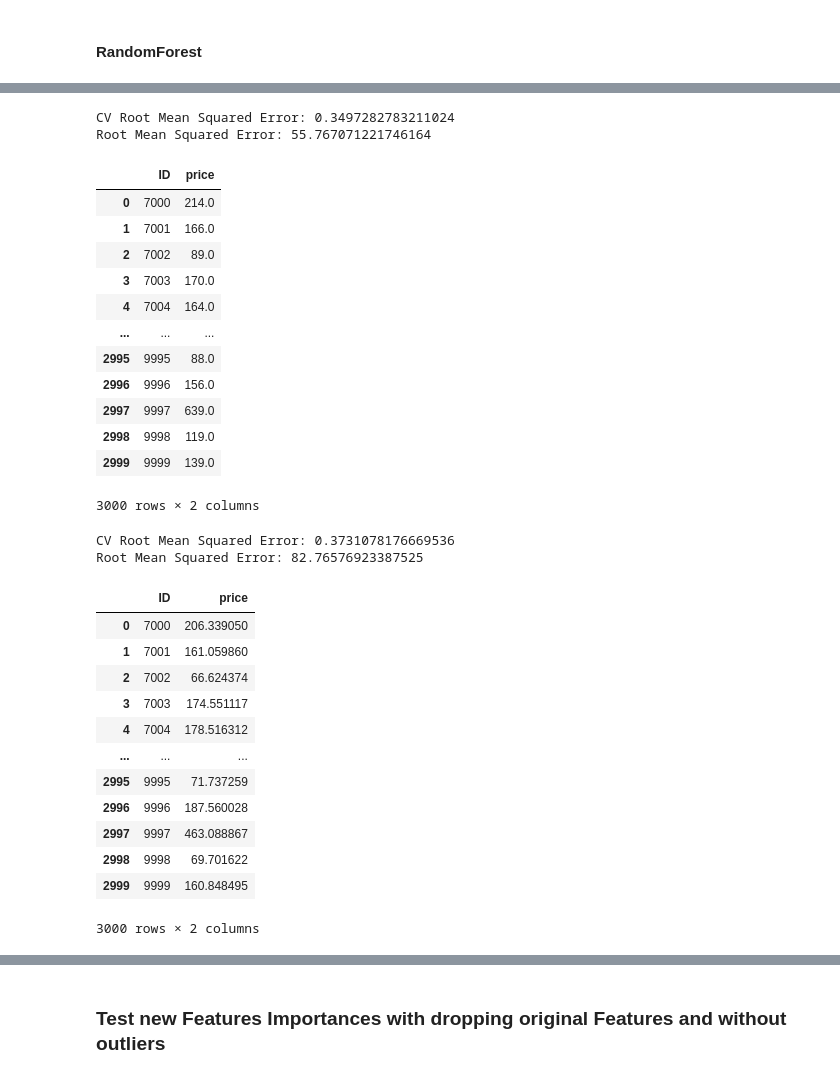
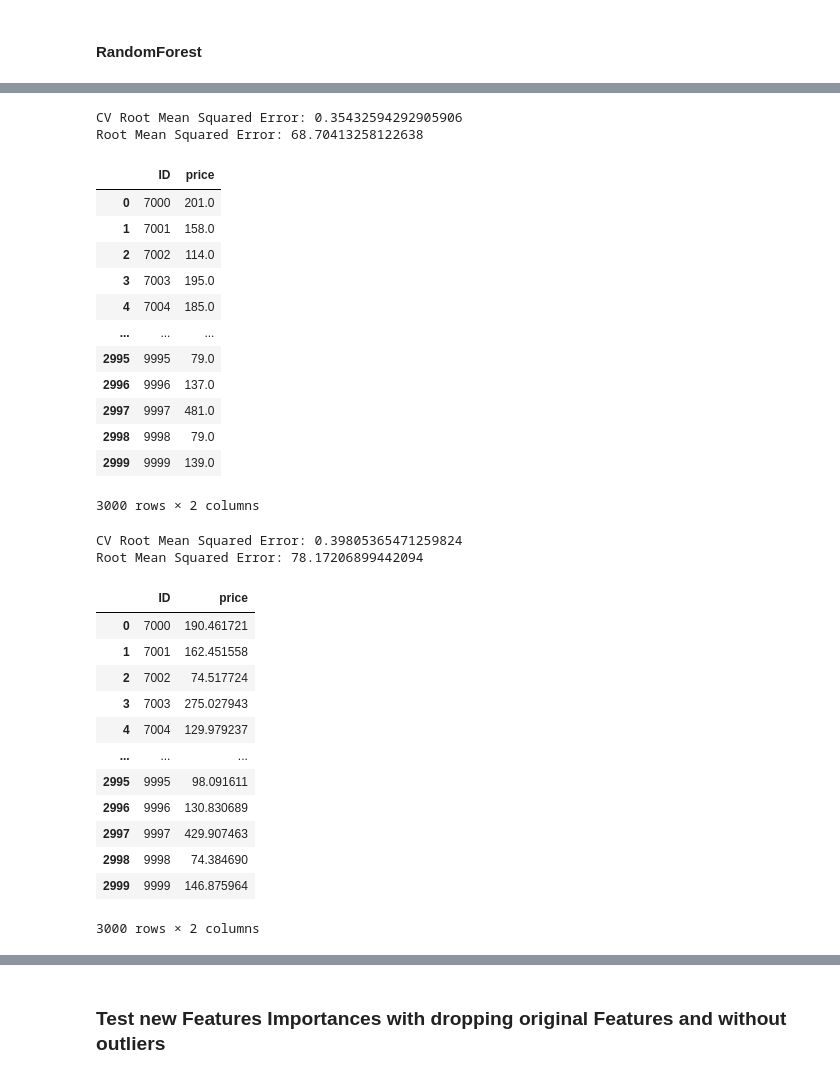
Before and after one commit to busa-8001-mq/assignment, a Jupyter notebook: Feature_Imputation.ipynb, the cells around one changed output, grey strips where cells are left out. Saved outputs shown, nothing was run; the diff lists cells and outputs as text; code cells hidden in the pictures.

```diff
--- a/Feature_Imputation.ipynb
+++ b/Feature_Imputation.ipynb
@@ -210,0 +337,6 @@ df_amenities.loc[df_amenities.index == 'Kitchen']
+# %%
+# Define the demand categories
+demand_categories = ['high_demand', 'medium_demand', 'low_demand']
+
+# Apply the logic using list comprehension
+df5['demand_level'] = ['high_demand' if x < 5 else 'medium_demand' if x < 15 else 'low_demand' for x in df5.availability_30]
@@ -211,7 +345,4 @@ df_amenities.loc[df_amenities.index == 'Kitchen']
 # %%
-df5 = df3
-
-
 #onehot encoder function
 def onehot(df, c):
     for col in c:
@@ -221,7 +352,7 @@ def onehot(df, c):
 
 #encode binary classifiers
 # 'host_is_superhost','host_has_profile_pic','host_identity_verified','has_availability','instant_bookable'
-df5 = onehot(df5, ['source', 'host_is_superhost','host_has_profile_pic','host_identity_verified','has_availability','instant_bookable'])
+df5 = onehot(df5, ['source', 'host_is_superhost','host_has_profile_pic','host_identity_verified','has_availability','instant_bookable', 'demand_level'])
 
 from sklearn.preprocessing import LabelEncoder
 encoder = LabelEncoder()
@@ -259,6 +390,8 @@ encoder.fit(top_5_neighbourhood_cleansed + ['other'])
 df5['neighbourhood_cleansed'] = df5['neighbourhood_cleansed'].apply(lambda x: x if x in top_5_neighbourhood_cleansed else 'other')
 df5 = onehot(df5, ['neighbourhood_cleansed'])
 
+# encode neighbourhood price groups
+df5 = onehot(df5, ['suburb_prices']) # alternatively ordinal
 
 # map/rank host_response_time
 host_response_mapping = {'within an hour':1, 'within a few hours':2, 'within a day':3, 'a few days or more':4}
@@ -516,3 +652,6 @@ df11
 df11.to_csv("df11.csv")
 # %% [markdown]
 ### Test new Features Importances without dropping original Features and without outliers
+# %%
+df11 = pd.read_csv('df11.csv').drop(columns=['Unnamed: 0'])
+df11.head()
@@ -560,7 +706,7 @@ y_train = X_train_std['log_price'].iloc[:7000].values
 X_train_std = X_train_std.drop(['log_price', 'price'], axis=1)
 X_test_std = X_test_std.drop(['log_price', 'price'], axis=1)
 # %%
-model = xgb.XGBRegressor()
+model = XGBRegressor()
 
 feature_names = X_train_std.columns
 
@@ -865,7 +1011,7 @@ CV Root Mean Squared Error: 0.3540751702663731
 3000 rows × 2 columns
 # %%
 # on top 30 predictors
-rfr = XGBRegressor(random_state=42)
+rfr = RandomForestRegressor(random_state=42)
 
 rfr.fit(X_train_std_top30, y_train) # fit regressor
 
@@ -895,70 +1041,70 @@ out = pd.DataFrame({"ID":test_ids, "price":y_pred_dollar})
 out.to_csv("RandomForestPredictions.csv", index=False, header=True)
 out
 # %% [output]
-CV Root Mean Squared Error: 0.3497282783211024
-Root Mean Squared Error: 55.767071221746164
+CV Root Mean Squared Error: 0.35432594292905906
+Root Mean Squared Error: 68.70413258122638
 |  | ID | price |
-| 0 | 7000 | 214.0 |
-| 1 | 7001 | 166.0 |
-| 2 | 7002 | 89.0 |
-| 3 | 7003 | 170.0 |
-| 4 | 7004 | 164.0 |
+| 0 | 7000 | 201.0 |
+| 1 | 7001 | 158.0 |
+| 2 | 7002 | 114.0 |
+| 3 | 7003 | 195.0 |
+| 4 | 7004 | 185.0 |
 | ... | ... | ... |
-| 2995 | 9995 | 88.0 |
-| 2996 | 9996 | 156.0 |
-| 2997 | 9997 | 639.0 |
-| 2998 | 9998 | 119.0 |
+| 2995 | 9995 | 79.0 |
+| 2996 | 9996 | 137.0 |
+| 2997 | 9997 | 481.0 |
+| 2998 | 9998 | 79.0 |
 | 2999 | 9999 | 139.0 |
 3000 rows × 2 columns
 # %%
 # on top 15 predictors
-rfr = XGBRegressor(random_state=42)
+rfr = RandomForestRegressor(random_state=42)
 
 rfr.fit(X_train_std_top15, y_train) # fit regressor
 
 n_folds = 10
 kf = KFold(n_splits=n_folds, shuffle=True, random_state=42)
 
 cv_scores = -cross_val_score(rfr, X_train_std_top15, y_train, cv=kf, scoring='neg_mean_squared_error')
 
 mse = np.mean(cv_scores)
 rmse = np.sqrt(mse)
 print("CV Root Mean Squared Error:", rmse)
 
 rfr.fit(X_train_std_top15, y_train)
 
 ypred_train = rfr.predict(X_train_std_top15)
 ypred_train_dollar = np.round(np.exp(ypred_train))
 y_train_dollar = np.round(np.exp(y_train))
 
 y_pred = rfr.predict(X_train_std_top15)
 y_pred_dollar = np.round(np.exp(y_pred))
 
 rmse = np.sqrt(mean_squared_error(y_train_dollar, ypred_train_dollar))
 print(f'Root Mean Squared Error: {rmse}')
 
 y_pred = rfr.predict(X_test_std_top15)
 y_pred_dollar = np.exp(y_pred)
 
 # save predictions to csv
 out = pd.DataFrame({"ID":test_ids, "price":y_pred_dollar})
 out.to_csv("RandomForestPredictions.csv", index=False, header=True)
 out
 # %% [output]
-CV Root Mean Squared Error: 0.3731078176669536
-Root Mean Squared Error: 82.76576923387525
+CV Root Mean Squared Error: 0.39805365471259824
+Root Mean Squared Error: 78.17206899442094
 |  | ID | price |
-| 0 | 7000 | 206.339050 |
-| 1 | 7001 | 161.059860 |
-| 2 | 7002 | 66.624374 |
-| 3 | 7003 | 174.551117 |
-| 4 | 7004 | 178.516312 |
+| 0 | 7000 | 190.461721 |
+| 1 | 7001 | 162.451558 |
+| 2 | 7002 | 74.517724 |
+| 3 | 7003 | 275.027943 |
+| 4 | 7004 | 129.979237 |
 | ... | ... | ... |
-| 2995 | 9995 | 71.737259 |
-| 2996 | 9996 | 187.560028 |
-| 2997 | 9997 | 463.088867 |
-| 2998 | 9998 | 69.701622 |
-| 2999 | 9999 | 160.848495 |
+| 2995 | 9995 | 98.091611 |
+| 2996 | 9996 | 130.830689 |
+| 2997 | 9997 | 429.907463 |
+| 2998 | 9998 | 74.384690 |
+| 2999 | 9999 | 146.875964 |
 3000 rows × 2 columns
 # %%
 # on top 10 predictors
```
Also changed, not shown: parts of 73 cells of this notebook, 2 other files.
